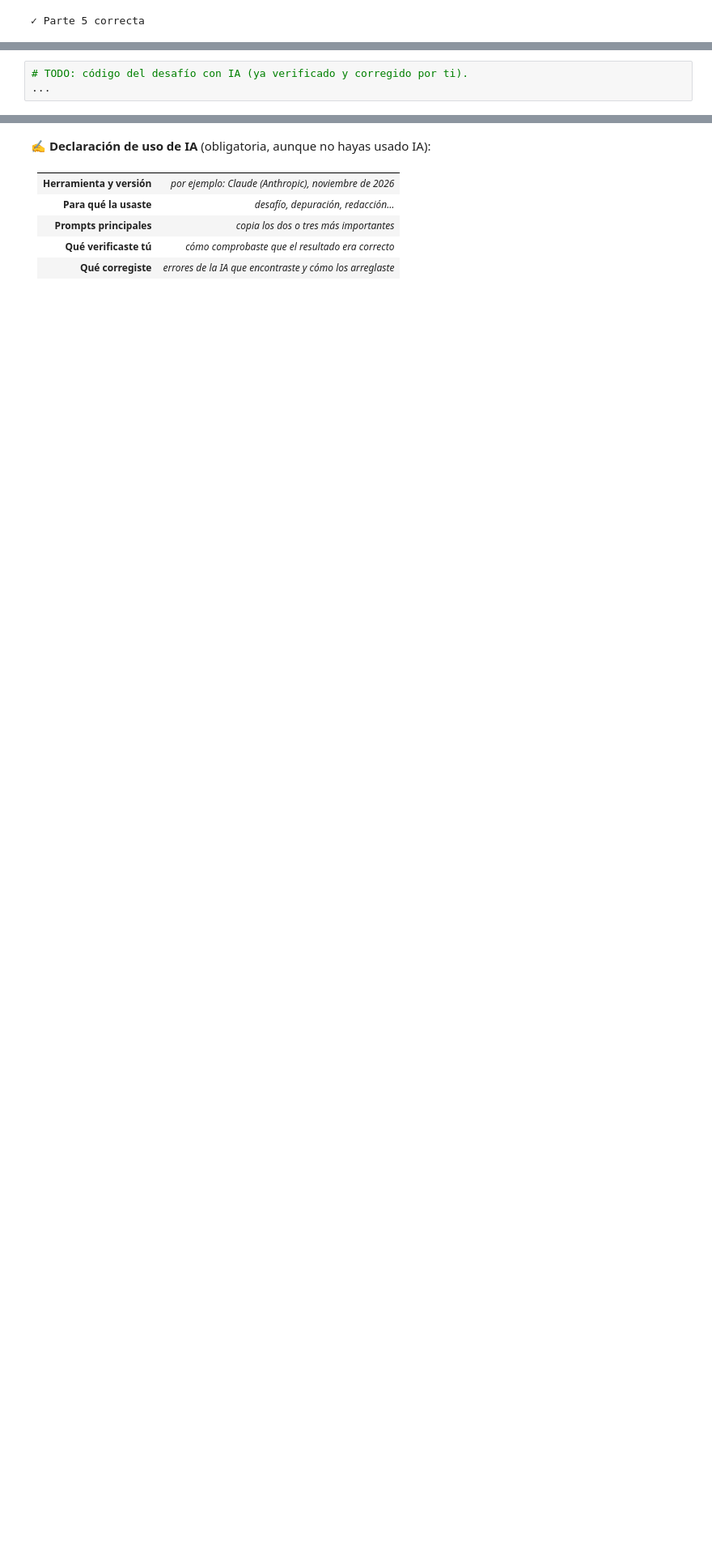
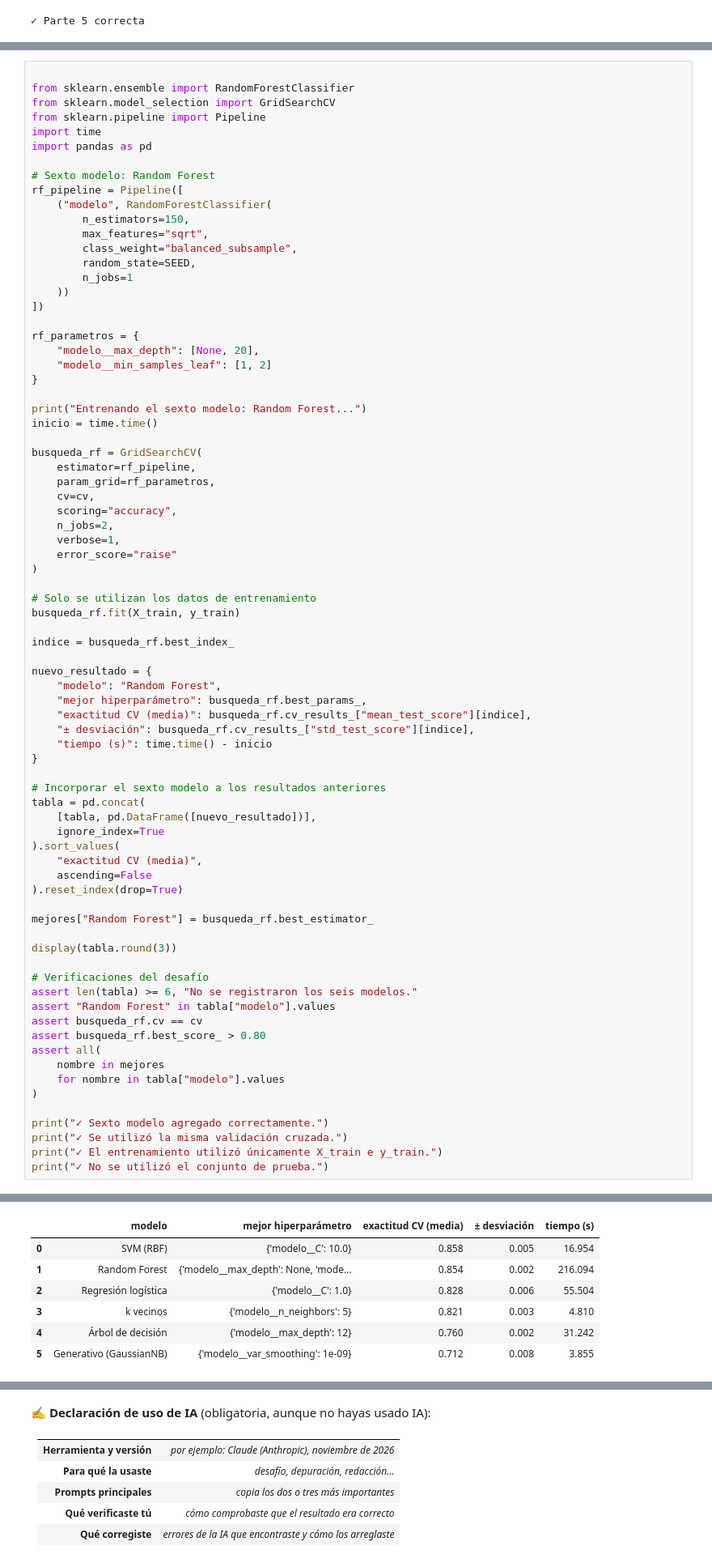
Before and after one commit to steveencues/hscordonez, a Jupyter notebook: sesion-1/D1_comparar_clasificadores.ipynb, the cells around one changed output, grey strips where cells are left out. Shown at 81% size. Cells and saved outputs as stored; diff of their text form; blank space fills up the shorter version.

```diff
--- a/sesion-1/D1_comparar_clasificadores.ipynb
+++ b/sesion-1/D1_comparar_clasificadores.ipynb
@@ -462,5 +462,80 @@ En este módulo **se permite el uso total de la IA** (Claude Code, Codex, ChatGP
 
 Ejecuta lo que te propone, **verifica** los resultados (¿usa la misma `cv`? ¿toca la prueba? ¿las cifras tienen sentido?) y corrige lo que esté mal. Pon el código en la celda de abajo.
 # %%
-# TODO: código del desafío con IA (ya verificado y corregido por ti).
-...
+
+from sklearn.ensemble import RandomForestClassifier
+from sklearn.model_selection import GridSearchCV
+from sklearn.pipeline import Pipeline
+import time
+import pandas as pd
+
+# Sexto modelo: Random Forest
+rf_pipeline = Pipeline([
+    ("modelo", RandomForestClassifier(
+        n_estimators=150,
+        max_features="sqrt",
+        class_weight="balanced_subsample",
+        random_state=SEED,
+        n_jobs=1
+    ))
+])
+
+rf_parametros = {
+    "modelo__max_depth": [None, 20],
+    "modelo__min_samples_leaf": [1, 2]
+}
+
+print("Entrenando el sexto modelo: Random Forest...")
+inicio = time.time()
+
+busqueda_rf = GridSearchCV(
+    estimator=rf_pipeline,
+    param_grid=rf_parametros,
+    cv=cv,
+    scoring="accuracy",
+    n_jobs=2,
+    verbose=1,
+    error_score="raise"
+)
+
+# Solo se utilizan los datos de entrenamiento
+busqueda_rf.fit(X_train, y_train)
+
+indice = busqueda_rf.best_index_
+
+nuevo_resultado = {
+    "modelo": "Random Forest",
+    "mejor hiperparámetro": busqueda_rf.best_params_,
+    "exactitud CV (media)": busqueda_rf.cv_results_["mean_test_score"][indice],
+    "± desviación": busqueda_rf.cv_results_["std_test_score"][indice],
+    "tiempo (s)": time.time() - inicio
+}
+
+# Incorporar el sexto modelo a los resultados anteriores
+tabla = pd.concat(
+    [tabla, pd.DataFrame([nuevo_resultado])],
+    ignore_index=True
+).sort_values(
+    "exactitud CV (media)",
+    ascending=False
+).reset_index(drop=True)
+
+mejores["Random Forest"] = busqueda_rf.best_estimator_
+
+display(tabla.round(3))
+
+# Verificaciones del desafío
+assert len(tabla) >= 6, "No se registraron los seis modelos."
+assert "Random Forest" in tabla["modelo"].values
+assert busqueda_rf.cv == cv
+assert busqueda_rf.best_score_ > 0.80
+assert all(
+    nombre in mejores
+    for nombre in tabla["modelo"].values
+)
+
+print("✓ Sexto modelo agregado correctamente.")
+print("✓ Se utilizó la misma validación cruzada.")
+print("✓ El entrenamiento utilizó únicamente X_train e y_train.")
+print("✓ No se utilizó el conjunto de prueba.")
+# %% [output]
@@ -466,0 +544,7 @@ Ejecuta lo que te propone, **verifica** los resultados (¿usa la misma `cv`? ¿t
+|  | modelo | mejor hiperparámetro | exactitud CV (media) | ± desviación | tiempo (s) |
+| 0 | SVM (RBF) | {'modelo__C': 10.0} | 0.858 | 0.005 | 16.954 |
+| 1 | Random Forest | {'modelo__max_depth': None, 'mode... | 0.854 | 0.002 | 216.094 |
+| 2 | Regresión logística | {'modelo__C': 1.0} | 0.828 | 0.006 | 55.504 |
+| 3 | k vecinos | {'modelo__n_neighbors': 5} | 0.821 | 0.003 | 4.810 |
+| 4 | Árbol de decisión | {'modelo__max_depth': 12} | 0.760 | 0.002 | 31.242 |
+| 5 | Generativo (GaussianNB) | {'modelo__var_smoothing': 1e-09} | 0.712 | 0.008 | 3.855 |
```
Also changed, not shown: parts of 3 cells of this notebook.
